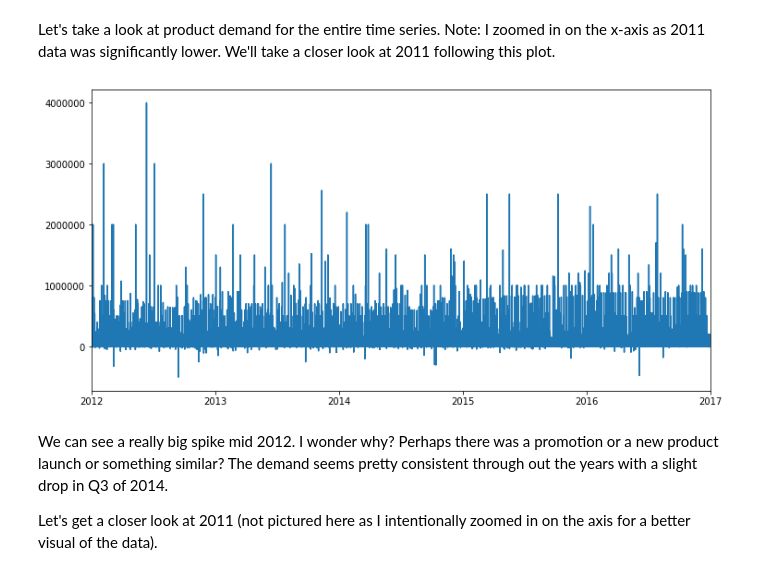
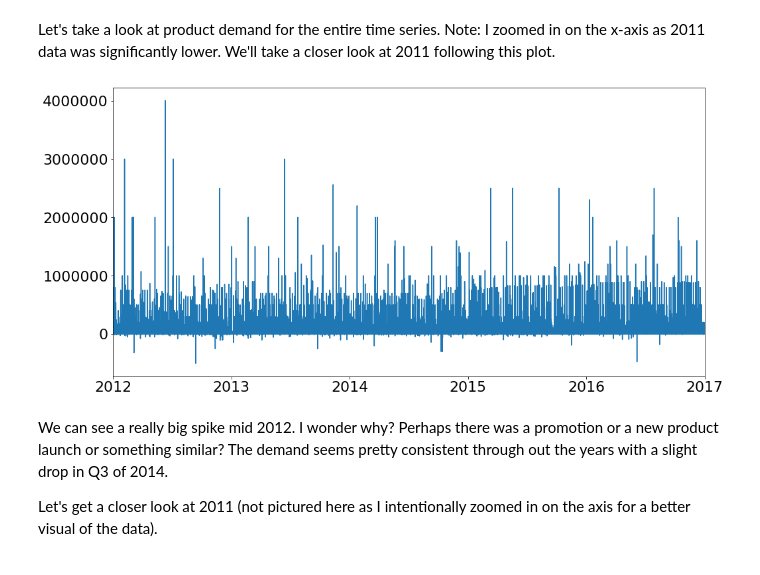
Before and after one commit to JessicaFB/Product-Demand-Forecasting, a Jupyter notebook: Predicting-Product-Demand.ipynb, the cells around one changed output. Cells and saved outputs as stored; diff of their text form; code cells hidden in the pictures.

```diff
--- a/Predicting-Product-Demand.ipynb
+++ b/Predicting-Product-Demand.ipynb
@@ -6,13 +6,24 @@
 # %% [markdown]
 # Import Packages & Data
 # %%
-# Import Packages
+# Import packages
 
 import pandas as pd
 import numpy as np
 import matplotlib.pyplot as plt
 import seaborn as sns
 from fbprophet import Prophet
+
+# Filter warnings
+import warnings
+warnings.filterwarnings('ignore')
+
+# Formatting for plots
+font = {'family' : 'sans',
+        'weight' : 'regular',
+        'size'   : 22}
+
+plt.rc('font', **font)
 # %%
 # Import Data
 
@@ -171,24 +182,24 @@ Let's take a look at product demand for the entire time series. Note: I zoomed i
 # %%
 # Plot demand data for entire dataset
 
 # Import datetime to set x-axis limits
 import datetime
 
 # Sort by date first for plotting
 df = df.sort_values('Date')
 
 # Set x & y
 x = df.Date
 y = df.Order_Demand
 
 # Plot
-plt.figure(figsize=(12,6))
+plt.figure(figsize=(16,8))
 plt.plot(x, y)
 
 # Set x-axis limits (low demand data for 2011 - may be able to remove this year)
 plt.xlim([datetime.date(2012, 1, 1), datetime.date(2017, 1, 1)]);
 # %% [output]
-[figure, old version]
+[figure, new version]
 # %% [markdown]
 We can see a really big spike mid 2012. I wonder why? Perhaps there was a promotion or a new product launch or something similar? The demand seems pretty consistent through out the years with a slight drop in Q3 of 2014.
 
```
Also changed, not shown: parts of 16 cells of this notebook.
